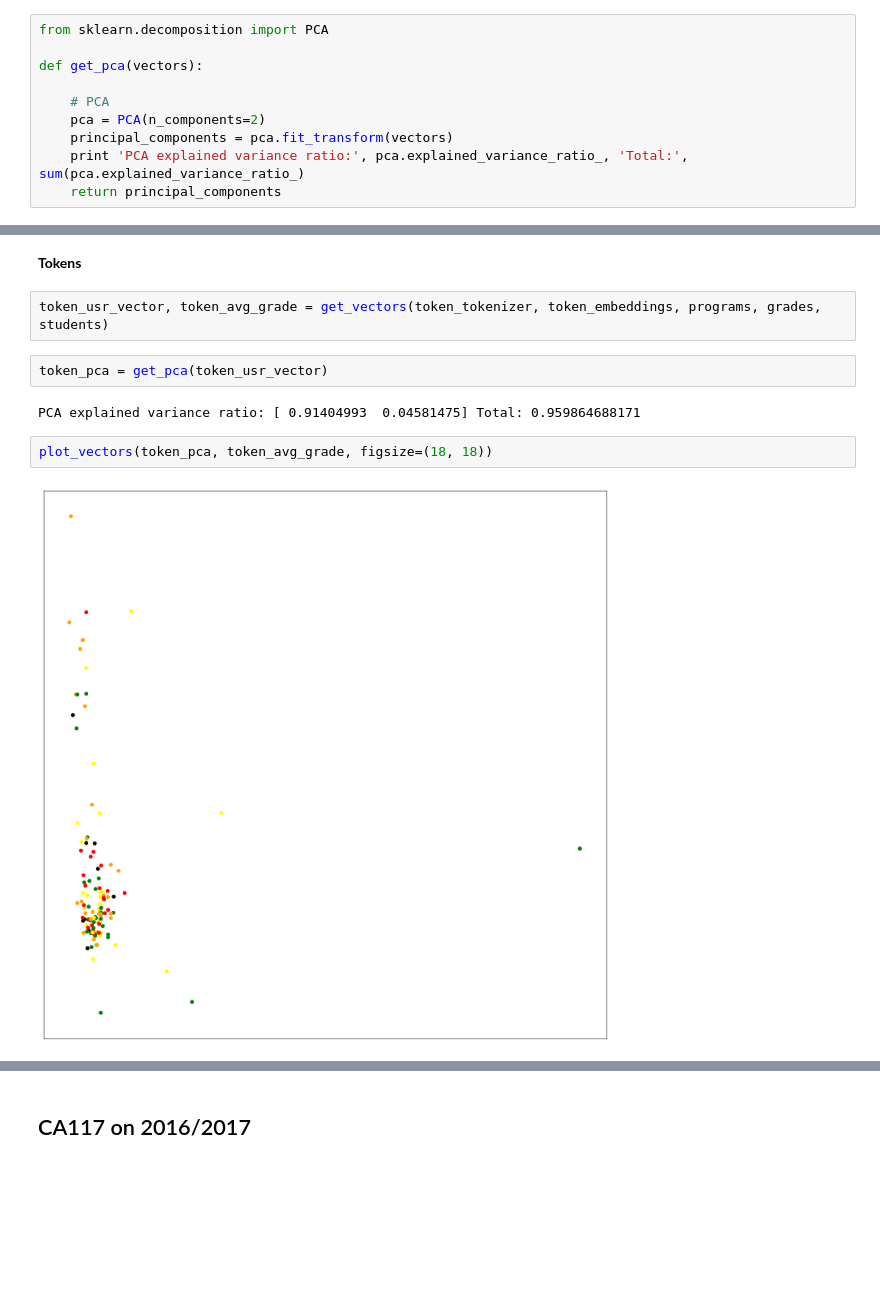
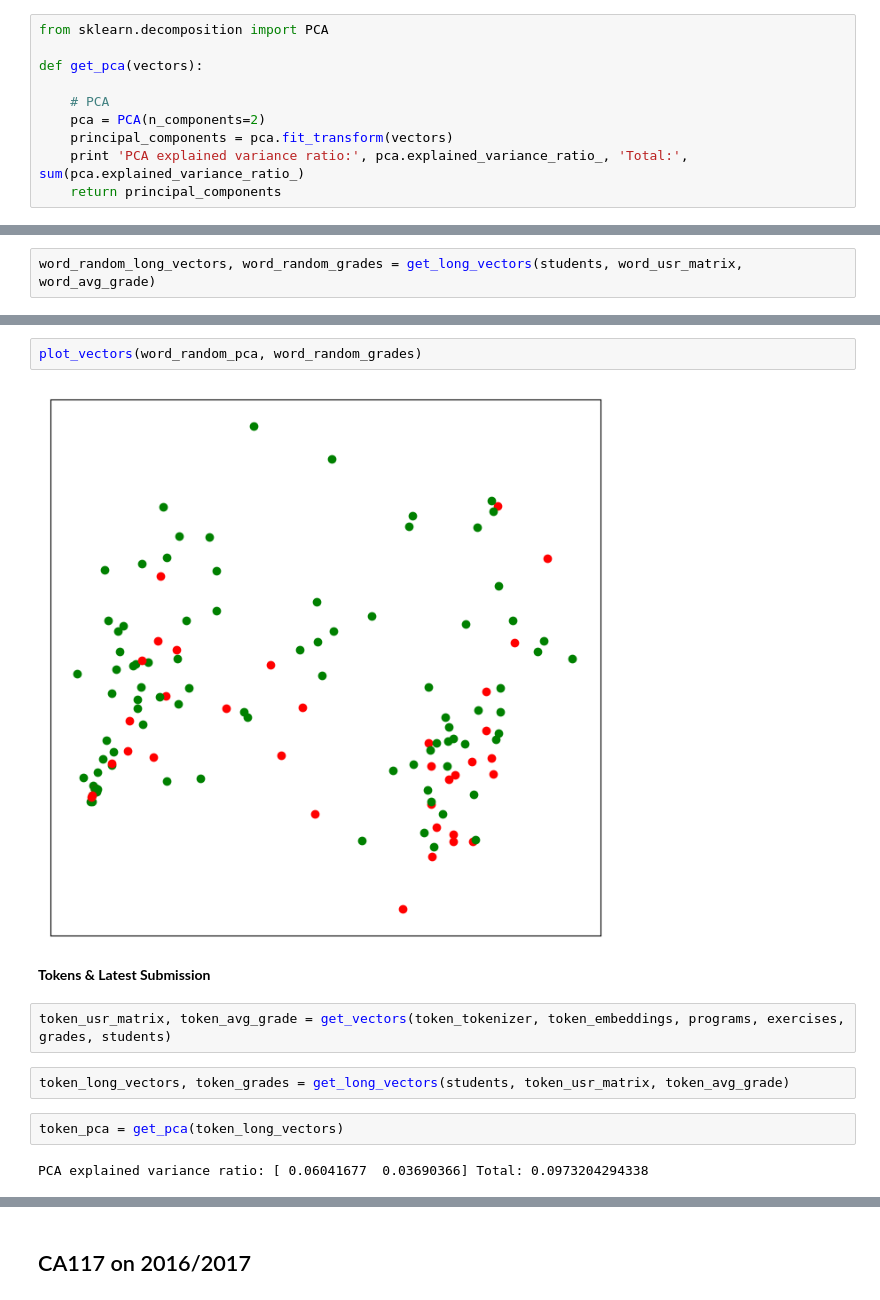
Before and after one commit to dazcona/user2code2vec, a Jupyter notebook: user2code2vec.ipynb, the cells around one changed output, grey strips where cells are left out. Drawn from its saved outputs; the diff is of its cells as text; blank space fills up the shorter version.

```diff
--- a/user2code2vec.ipynb
+++ b/user2code2vec.ipynb
@@ -319,0 +369,2 @@ plot_vectors(word_pca, word_avg_grade, figsize=(18, 18))
+# %%
+word_random_long_vectors, word_random_grades = get_long_vectors(students, word_usr_matrix, word_avg_grade)
@@ -320,12 +375,14 @@ plot_vectors(word_pca, word_avg_grade, figsize=(18, 18))
+# %%
+plot_vectors(word_random_pca, word_random_grades)
+# %% [output]
+[figure, added]
 # %% [markdown]
-**Tokens**
+**Tokens & Latest Submission**
 # %%
-token_usr_vector, token_avg_grade = get_vectors(token_tokenizer, token_embeddings, programs, grades, students)
+token_usr_matrix, token_avg_grade = get_vectors(token_tokenizer, token_embeddings, programs, exercises, grades, students)
+# %%
+token_long_vectors, token_grades = get_long_vectors(students, token_usr_matrix, token_avg_grade)
 # %%
-token_pca = get_pca(token_usr_vector)
+token_pca = get_pca(token_long_vectors)
 # %% [output]
-PCA explained variance ratio: [ 0.91404993  0.04581475] Total: 0.959864688171
+PCA explained variance ratio: [ 0.06041677  0.03690366] Total: 0.0973204294338
-# %%
-plot_vectors(token_pca, token_avg_grade, figsize=(18, 18))
-# %% [output]
-[figure, removed]
```
Also changed, not shown: parts of 48 cells of this notebook, 1 other file.
